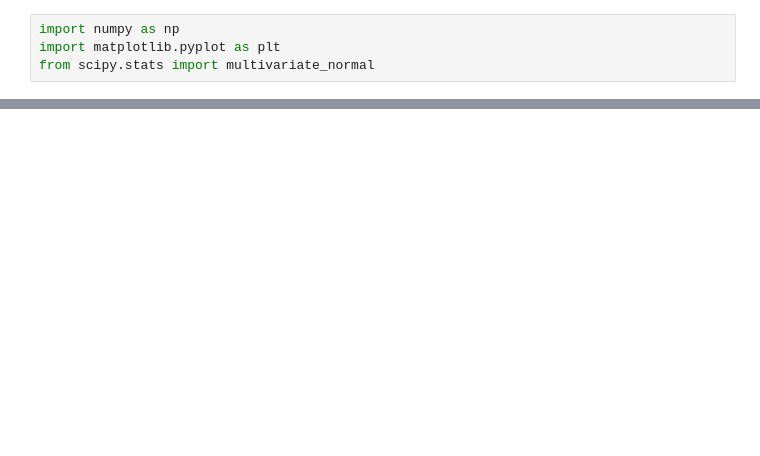
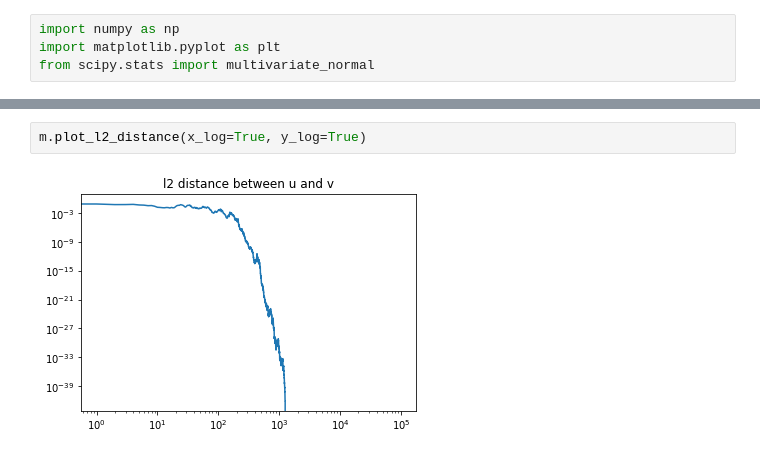
Before and after one commit to ris-iris/experiments, a Jupyter notebook: simple_case.ipynb, the cells around one changed output, grey strips where cells are left out. Saved outputs shown, nothing was run; the diff lists cells and outputs as text; blank space fills up the shorter version.

```diff
--- a/simple_case.ipynb
+++ b/simple_case.ipynb
@@ -90 +90,5 @@ m.plot_spars_log()
+# %%
+m.plot_l2_distance(x_log=True, y_log=True)
+# %% [output]
+[figure, added]
 # %%
```
Also changed, not shown: parts of 9 cells of this notebook.
